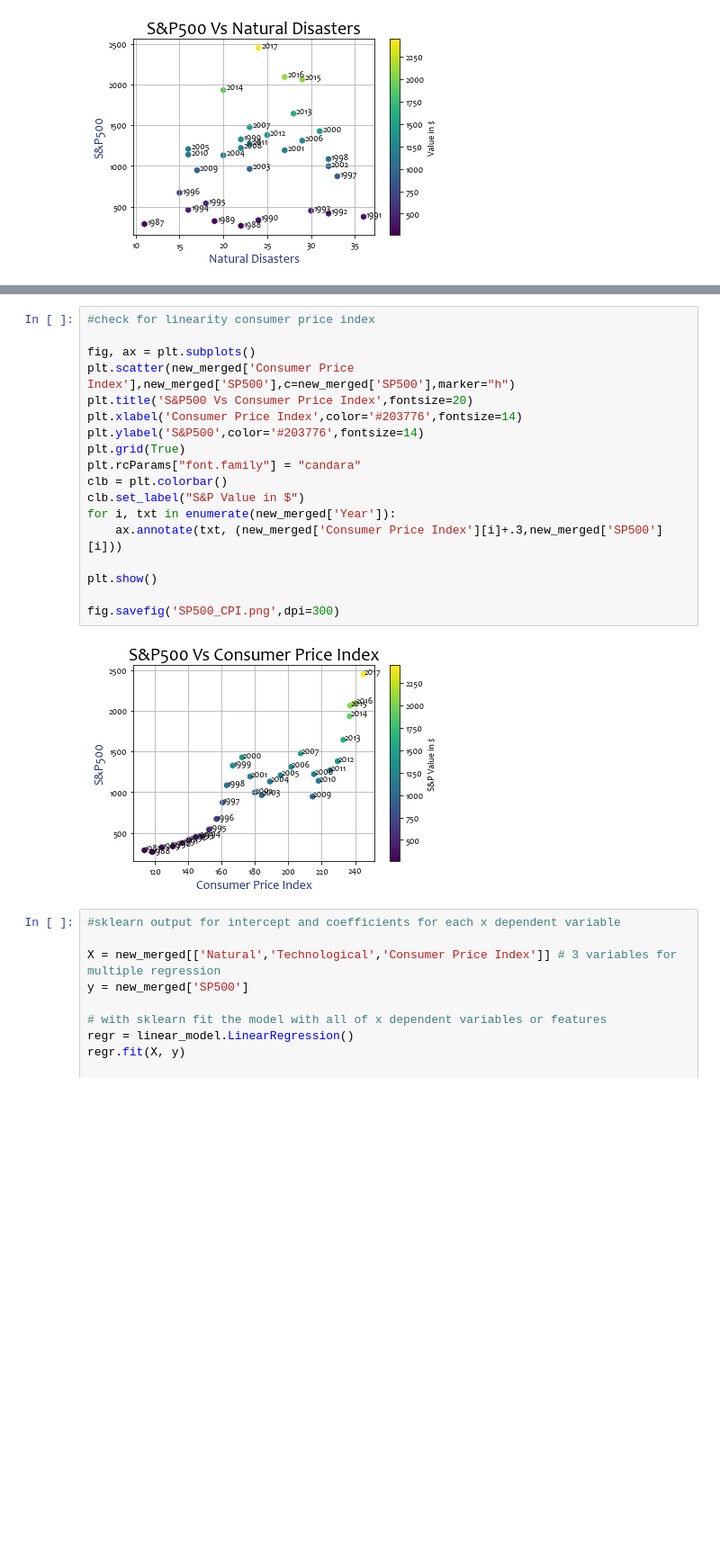
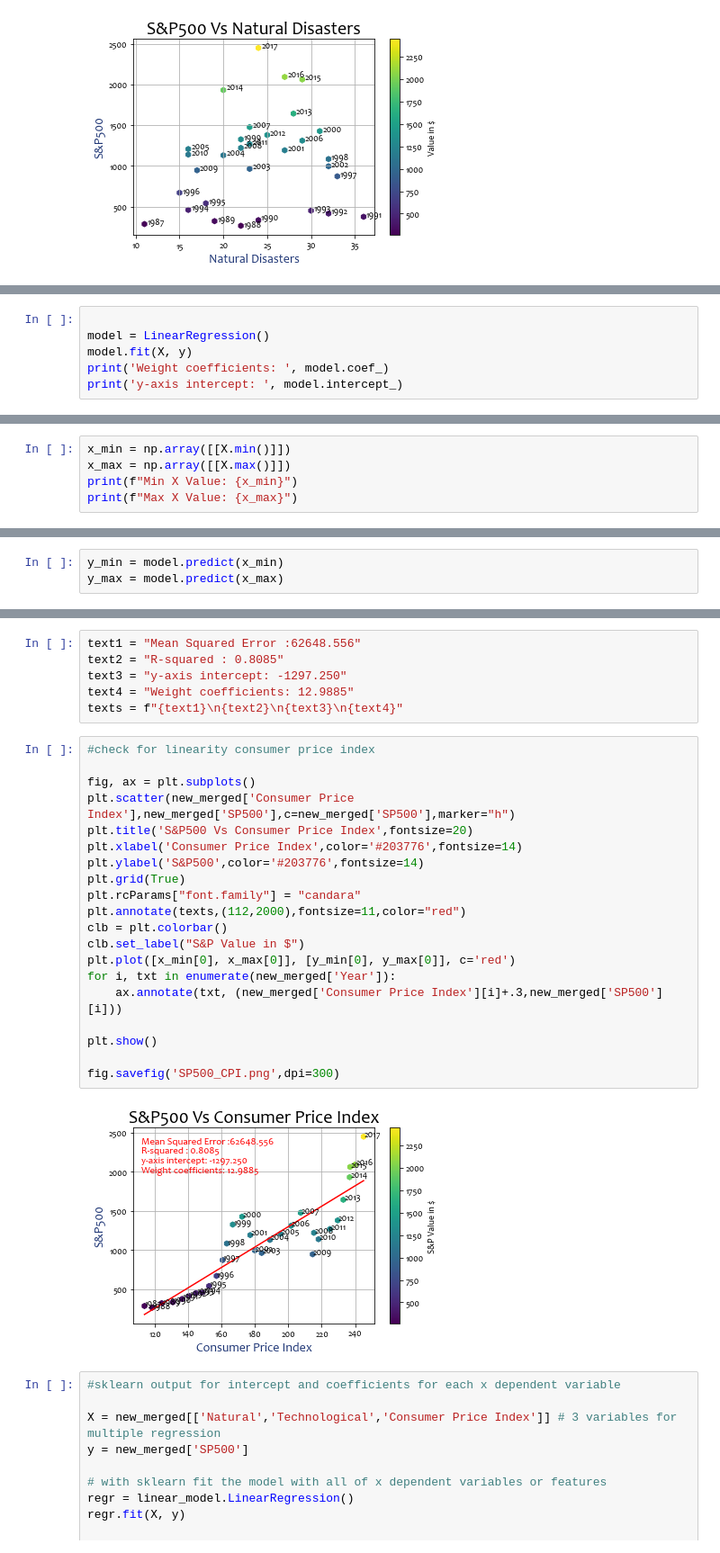
Before and after one commit to emobes22/Stock-Predictions, a Jupyter notebook: alynda_multipleregression/Multiple Linear Regression_31 year.ipynb, the cells around one changed output, grey strips where cells are left out. Shown at 90% size. Drawn from its saved outputs; the diff is of its cells as text; blank space fills up the shorter version.

```diff
--- a/alynda_multipleregression/Multiple Linear Regression_31 year.ipynb
+++ b/alynda_multipleregression/Multiple Linear Regression_31 year.ipynb
@@ -107,0 +130,6 @@ fig.savefig('SP500_Natural.png',dpi=300)
+# %%
+
+model = LinearRegression()
+model.fit(X, y)
+print('Weight coefficients: ', model.coef_)
+print('y-axis intercept: ', model.intercept_)
@@ -107,0 +139,5 @@ fig.savefig('SP500_Natural.png',dpi=300)
+# %%
+x_min = np.array([[X.min()]])
+x_max = np.array([[X.max()]])
+print(f"Min X Value: {x_min}")
+print(f"Max X Value: {x_max}")
@@ -107,0 +147,3 @@ fig.savefig('SP500_Natural.png',dpi=300)
+# %%
+y_min = model.predict(x_min)
+y_max = model.predict(x_max)
@@ -108,23 +163,31 @@ fig.savefig('SP500_Natural.png',dpi=300)
+# %%
+text1 = "Mean Squared Error :62648.556"
+text2 = "R-squared : 0.8085"
+text3 = "y-axis intercept: -1297.250"
+text4 = "Weight coefficients: 12.9885"
+texts = f"{text1}\n{text2}\n{text3}\n{text4}"
 # %%
 #check for linearity consumer price index
 
 fig, ax = plt.subplots()
 plt.scatter(new_merged['Consumer Price Index'],new_merged['SP500'],c=new_merged['SP500'],marker="h")
 plt.title('S&P500 Vs Consumer Price Index',fontsize=20)
 plt.xlabel('Consumer Price Index',color='#203776',fontsize=14)
 plt.ylabel('S&P500',color='#203776',fontsize=14)
 plt.grid(True)
 plt.rcParams["font.family"] = "candara"
+plt.annotate(texts,(112,2000),fontsize=11,color="red")
 clb = plt.colorbar()
 clb.set_label("S&P Value in $")
+plt.plot([x_min[0], x_max[0]], [y_min[0], y_max[0]], c='red')
 for i, txt in enumerate(new_merged['Year']):
     ax.annotate(txt, (new_merged['Consumer Price Index'][i]+.3,new_merged['SP500'][i]))
 
 plt.show()
 
 fig.savefig('SP500_CPI.png',dpi=300)
 # %% [output]
-[figure, old version]
+[figure, new version]
 # %%
 #sklearn output for intercept and coefficients for each x dependent variable
 
```
Also changed, not shown: parts of 9 cells of this notebook.
